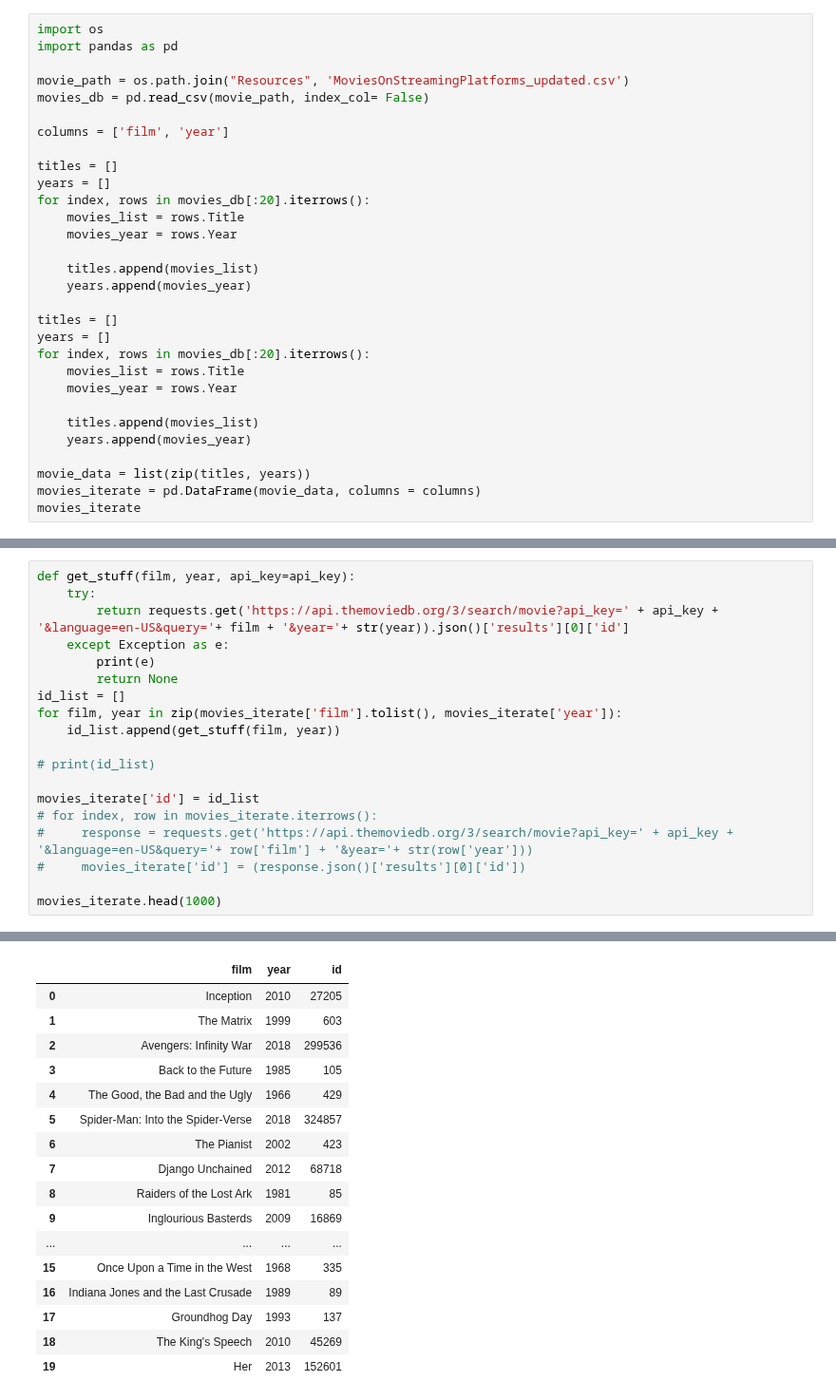
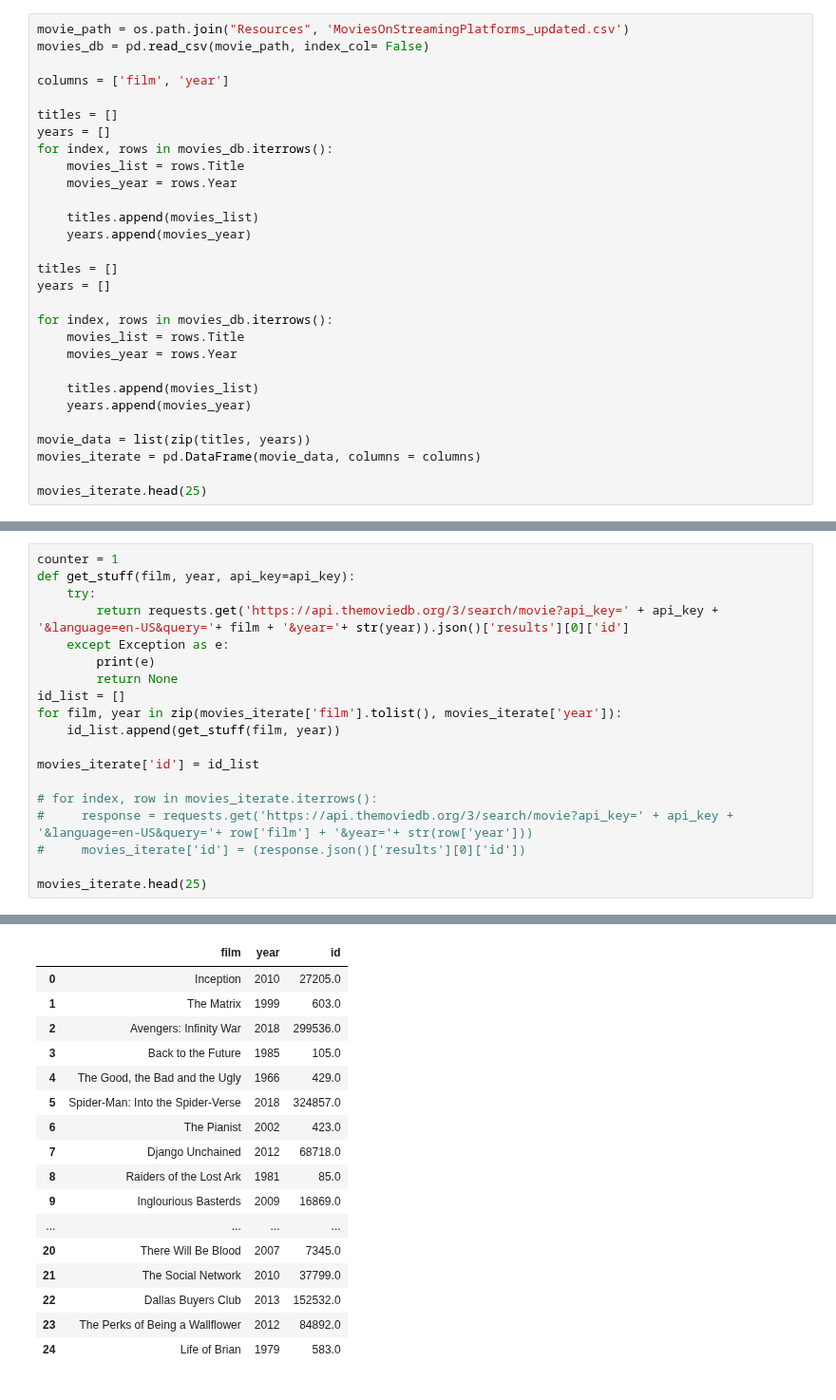
Before and after one commit to dreh84/Group-6-ETL-Project, a Jupyter notebook: API_Pull.ipynb, the cells around one changed output, grey strips where cells are left out. Shown at 95% size. Drawn from its saved outputs; the diff is of its cells as text.

```diff
--- a/API_Pull.ipynb
+++ b/API_Pull.ipynb
@@ -9,7 +9,4 @@ ImportError: cannot import name 'movies_iterate' from 'csv_movie_data' (C:\Users
 # %%
-import os
-import pandas as pd
-
 movie_path = os.path.join("Resources", 'MoviesOnStreamingPlatforms_updated.csv')
 movies_db = pd.read_csv(movie_path, index_col= False)
 
@@ -17,7 +14,7 @@ columns = ['film', 'year']
 
 titles = []
 years = []
-for index, rows in movies_db[:20].iterrows():
+for index, rows in movies_db.iterrows():
     movies_list = rows.Title
     movies_year = rows.Year
 
@@ -26,7 +23,8 @@ for index, rows in movies_db[:20].iterrows():
 
 titles = []
 years = []
-for index, rows in movies_db[:20].iterrows():
+
+for index, rows in movies_db.iterrows():
     movies_list = rows.Title
     movies_year = rows.Year
 
@@ -35,7 +33,8 @@ for index, rows in movies_db[:20].iterrows():
 
 movie_data = list(zip(titles, years))
 movies_iterate = pd.DataFrame(movie_data, columns = columns)
-movies_iterate
+
+movies_iterate.head(25)
 # %% [output]
 |  | film | year |
 | 0 | Inception | 2010 |
@@ -73,6 +73,7 @@ response.json()['results'][0]
  'overview': 'Cobb, a skilled thief who commits corporate espionage by infiltrating the subconscious of his targets is offered a chance to regain his old life as payment for a task considered to be im ...
  'release_date': '2010-07-15'}
 # %%
+counter = 1
 def get_stuff(film, year, api_key=api_key):
     try:
         return requests.get('https://api.themoviedb.org/3/search/movie?api_key=' + api_key + '&language=en-US&query='+ film + '&year='+ str(year)).json()['results'][0]['id']
@@ -83,12 +84,11 @@ id_list = []
 for film, year in zip(movies_iterate['film'].tolist(), movies_iterate['year']):
     id_list.append(get_stuff(film, year))
 
-# print(id_list)
+movies_iterate['id'] = id_list
 
-movies_iterate['id'] = id_list
 # for index, row in movies_iterate.iterrows():
 #     response = requests.get('https://api.themoviedb.org/3/search/movie?api_key=' + api_key + '&language=en-US&query='+ row['film'] + '&year='+ str(row['year']))
 #     movies_iterate['id'] = (response.json()['results'][0]['id'])
 
-movies_iterate.head(1000)
+movies_iterate.head(25)
 # %% [output]
@@ -95,17 +112,17 @@ movies_iterate.head(1000)
 |  | film | year | id |
-| 0 | Inception | 2010 | 27205 |
-| 1 | The Matrix | 1999 | 603 |
-| 2 | Avengers: Infinity War | 2018 | 299536 |
-| 3 | Back to the Future | 1985 | 105 |
-| 4 | The Good, the Bad and the Ugly | 1966 | 429 |
-| 5 | Spider-Man: Into the Spider-Verse | 2018 | 324857 |
-| 6 | The Pianist | 2002 | 423 |
-| 7 | Django Unchained | 2012 | 68718 |
-| 8 | Raiders of the Lost Ark | 1981 | 85 |
-| 9 | Inglourious Basterds | 2009 | 16869 |
+| 0 | Inception | 2010 | 27205.0 |
+| 1 | The Matrix | 1999 | 603.0 |
+| 2 | Avengers: Infinity War | 2018 | 299536.0 |
+| 3 | Back to the Future | 1985 | 105.0 |
+| 4 | The Good, the Bad and the Ugly | 1966 | 429.0 |
+| 5 | Spider-Man: Into the Spider-Verse | 2018 | 324857.0 |
+| 6 | The Pianist | 2002 | 423.0 |
+| 7 | Django Unchained | 2012 | 68718.0 |
+| 8 | Raiders of the Lost Ark | 1981 | 85.0 |
+| 9 | Inglourious Basterds | 2009 | 16869.0 |
 | ... | ... | ... | ... |
-| 15 | Once Upon a Time in the West | 1968 | 335 |
-| 16 | Indiana Jones and the Last Crusade | 1989 | 89 |
-| 17 | Groundhog Day | 1993 | 137 |
-| 18 | The King's Speech | 2010 | 45269 |
-| 19 | Her | 2013 | 152601 |
+| 20 | There Will Be Blood | 2007 | 7345.0 |
+| 21 | The Social Network | 2010 | 37799.0 |
+| 22 | Dallas Buyers Club | 2013 | 152532.0 |
+| 23 | The Perks of Being a Wallflower | 2012 | 84892.0 |
+| 24 | Life of Brian | 1979 | 583.0 |
```
Also changed, not shown: parts of 15 cells of this notebook, 1 other file.
